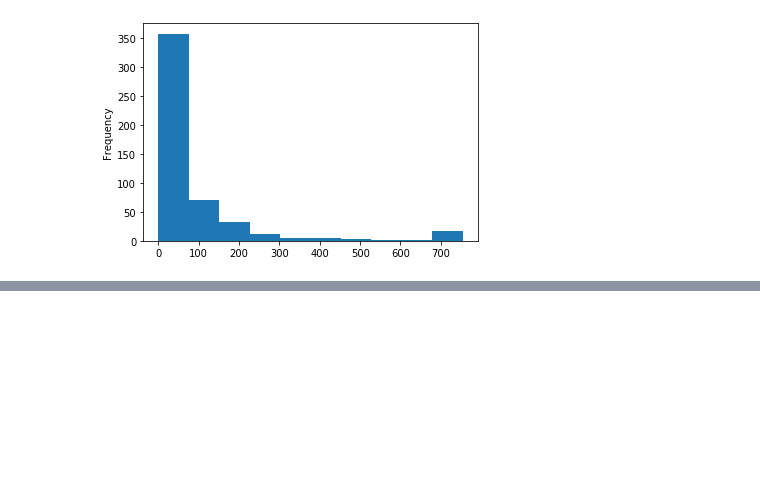
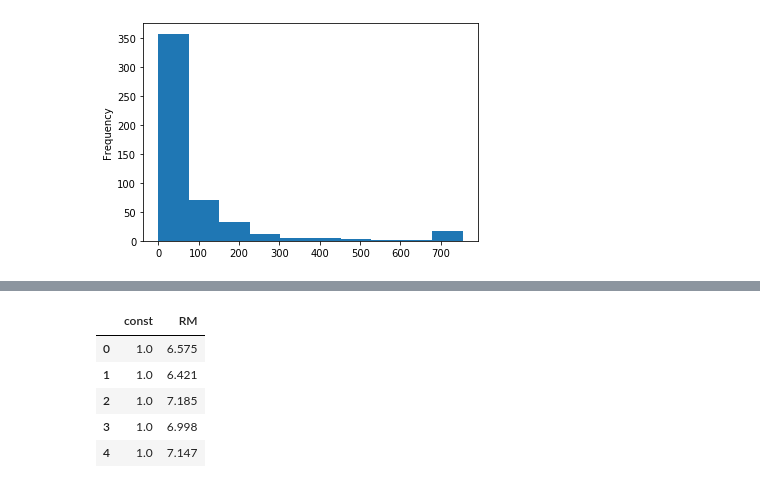
Before and after one commit to cidones/regression-analysis-python, a Jupyter notebook: boston-dataset.ipynb, the cells around one changed output, grey strips where cells are left out. Cells and saved outputs as stored; diff of their text form; code cells hidden in the pictures; blank space fills up the shorter version.

```diff
--- a/boston-dataset.ipynb
+++ b/boston-dataset.ipynb
@@ -72,0 +110,9 @@ def standardize(x):
+# %%
+X.head()
+# %% [output]
+|  | const | RM |
+| 0 | 1.0 | 6.575 |
+| 1 | 1.0 | 6.421 |
+| 2 | 1.0 | 7.185 |
+| 3 | 1.0 | 6.998 |
+| 4 | 1.0 | 7.147 |
```
Also changed, not shown: parts of 8 cells of this notebook.
